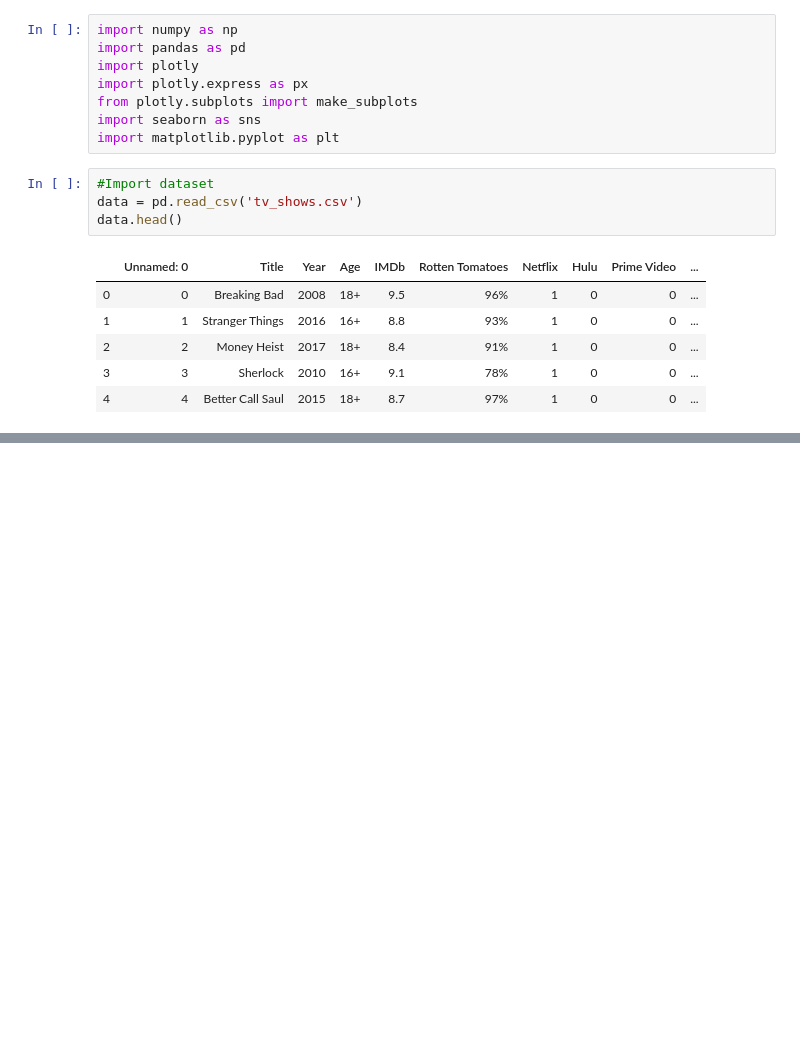
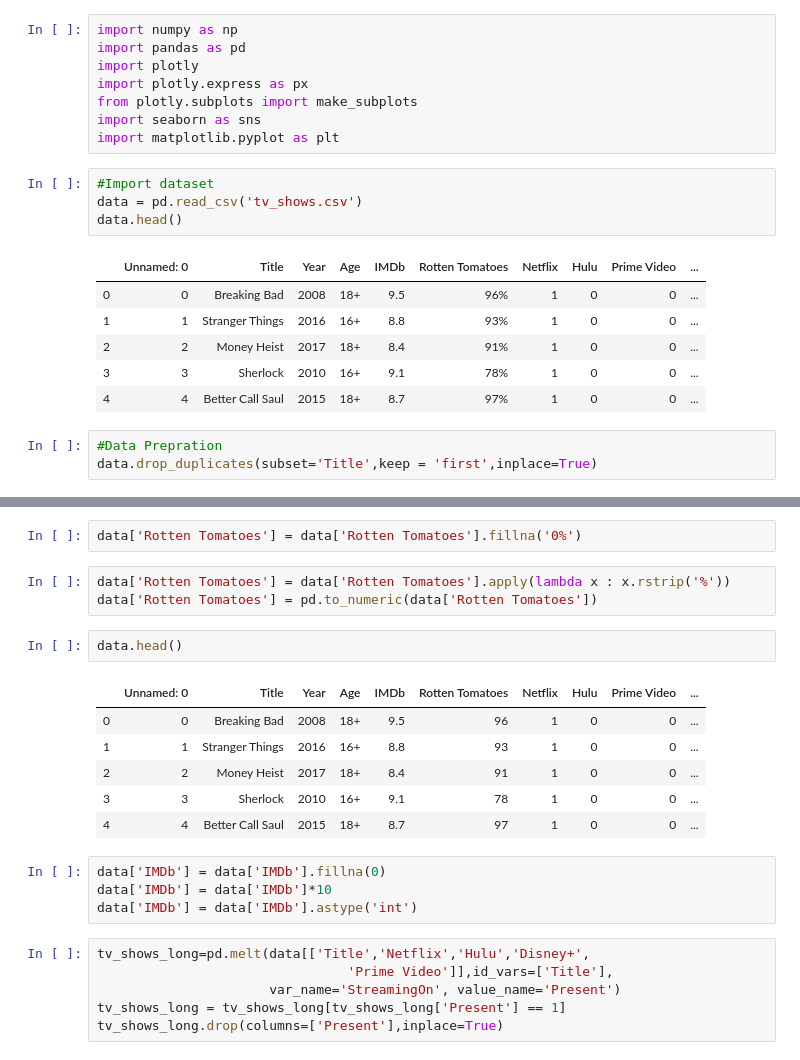
Before and after one commit to Murad042/Best-Streaming-Service-Analysis, a Jupyter notebook: streaminganalysis.ipynb, the cells around one changed output, grey strips where cells are left out. Drawn from its saved outputs; the diff is of its cells as text; blank space fills up the shorter version.

```diff
--- a/streaminganalysis.ipynb
+++ b/streaminganalysis.ipynb
@@ -17,3 +17,6 @@ data.head()
 | 2 | 2 | Money Heist | 2017 | 18+ | 8.4 | 91% | 1 | 0 | 0 | ... |
 | 3 | 3 | Sherlock | 2010 | 16+ | 9.1 | 78% | 1 | 0 | 0 | ... |
 | 4 | 4 | Better Call Saul | 2015 | 18+ | 8.7 | 97% | 1 | 0 | 0 | ... |
+# %%
+#Data Prepration
+data.drop_duplicates(subset='Title',keep = 'first',inplace=True)
@@ -19,0 +38,24 @@ data.head()
+# %%
+data['Rotten Tomatoes'] = data['Rotten Tomatoes'].fillna('0%')
+# %%
+data['Rotten Tomatoes'] = data['Rotten Tomatoes'].apply(lambda x : x.rstrip('%'))
+data['Rotten Tomatoes'] = pd.to_numeric(data['Rotten Tomatoes'])
+# %%
+data.head()
+# %% [output]
+|  | Unnamed: 0 | Title | Year | Age | IMDb | Rotten Tomatoes | Netflix | Hulu | Prime Video | ... |
+| 0 | 0 | Breaking Bad | 2008 | 18+ | 9.5 | 96 | 1 | 0 | 0 | ... |
+| 1 | 1 | Stranger Things | 2016 | 16+ | 8.8 | 93 | 1 | 0 | 0 | ... |
+| 2 | 2 | Money Heist | 2017 | 18+ | 8.4 | 91 | 1 | 0 | 0 | ... |
+| 3 | 3 | Sherlock | 2010 | 16+ | 9.1 | 78 | 1 | 0 | 0 | ... |
+| 4 | 4 | Better Call Saul | 2015 | 18+ | 8.7 | 97 | 1 | 0 | 0 | ... |
+# %%
+data['IMDb'] = data['IMDb'].fillna(0)
+data['IMDb'] = data['IMDb']*10
+data['IMDb'] = data['IMDb'].astype('int')
+# %%
+tv_shows_long=pd.melt(data[['Title','Netflix','Hulu','Disney+',
+                                'Prime Video']],id_vars=['Title'],
+                      var_name='StreamingOn', value_name='Present')
+tv_shows_long = tv_shows_long[tv_shows_long['Present'] == 1]
+tv_shows_long.drop(columns=['Present'],inplace=True)
```
Also changed, not shown: parts of 7 cells of this notebook.
